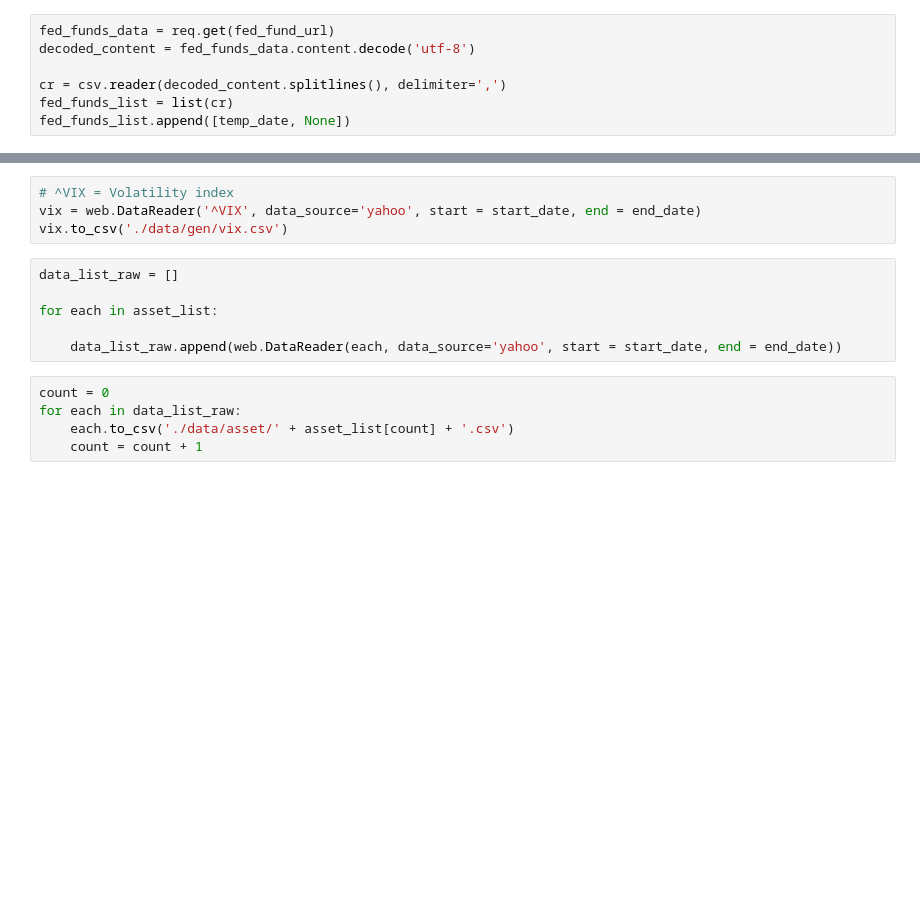
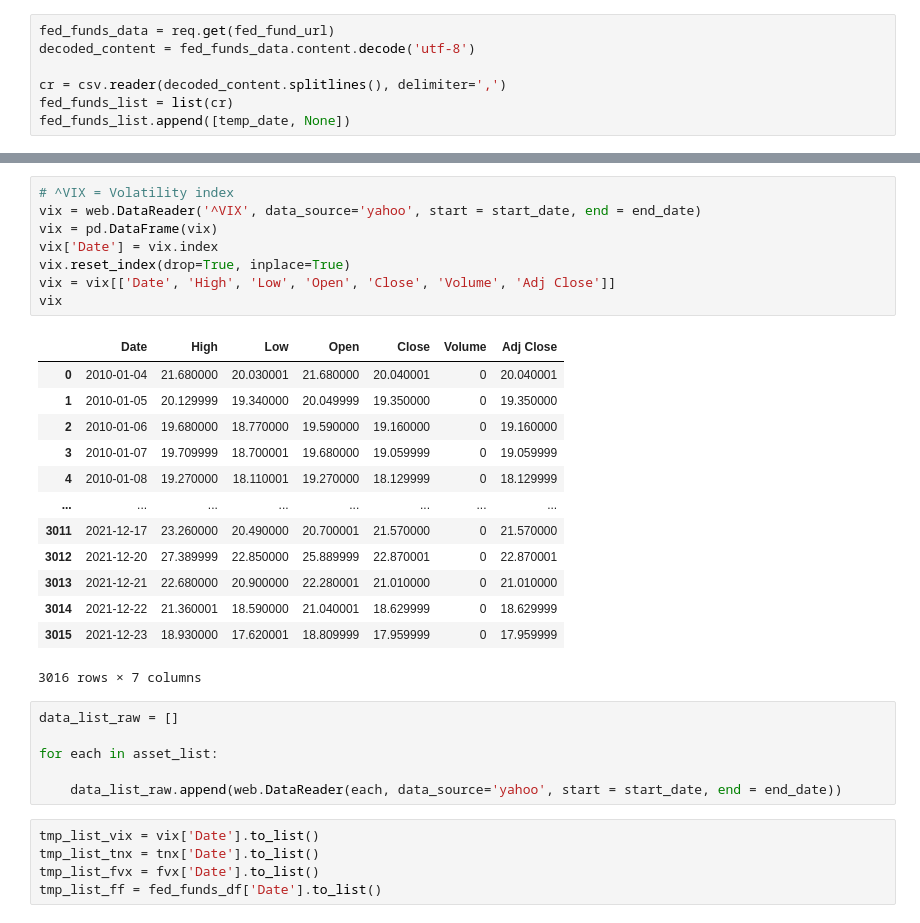
Before and after one commit to sking115422/RT_ETF_predictor, a Jupyter notebook: get_yahoo_data.ipynb, the cells around one changed output, grey strips where cells are left out. Saved outputs shown, nothing was run; the diff lists cells and outputs as text; blank space fills up the shorter version.

```diff
--- a/get_yahoo_data.ipynb
+++ b/get_yahoo_data.ipynb
@@ -56,15 +109,33 @@ tnx.to_csv('./data/gen/tnx.csv')
 # %%
 # ^VIX = Volatility index
 vix = web.DataReader('^VIX', data_source='yahoo', start = start_date, end = end_date)
-vix.to_csv('./data/gen/vix.csv')
+vix = pd.DataFrame(vix)
+vix['Date'] = vix.index
+vix.reset_index(drop=True, inplace=True)
+vix = vix[['Date', 'High', 'Low', 'Open', 'Close', 'Volume', 'Adj Close']]
+vix
+# %% [output]
+|  | Date | High | Low | Open | Close | Volume | Adj Close |
+| 0 | 2010-01-04 | 21.680000 | 20.030001 | 21.680000 | 20.040001 | 0 | 20.040001 |
+| 1 | 2010-01-05 | 20.129999 | 19.340000 | 20.049999 | 19.350000 | 0 | 19.350000 |
+| 2 | 2010-01-06 | 19.680000 | 18.770000 | 19.590000 | 19.160000 | 0 | 19.160000 |
+| 3 | 2010-01-07 | 19.709999 | 18.700001 | 19.680000 | 19.059999 | 0 | 19.059999 |
+| 4 | 2010-01-08 | 19.270000 | 18.110001 | 19.270000 | 18.129999 | 0 | 18.129999 |
+| ... | ... | ... | ... | ... | ... | ... | ... |
+| 3011 | 2021-12-17 | 23.260000 | 20.490000 | 20.700001 | 21.570000 | 0 | 21.570000 |
+| 3012 | 2021-12-20 | 27.389999 | 22.850000 | 25.889999 | 22.870001 | 0 | 22.870001 |
+| 3013 | 2021-12-21 | 22.680000 | 20.900000 | 22.280001 | 21.010000 | 0 | 21.010000 |
+| 3014 | 2021-12-22 | 21.360001 | 18.590000 | 21.040001 | 18.629999 | 0 | 18.629999 |
+| 3015 | 2021-12-23 | 18.930000 | 17.620001 | 18.809999 | 17.959999 | 0 | 17.959999 |
+3016 rows × 7 columns
 # %%
 data_list_raw = []
 
 for each in asset_list:
 
     data_list_raw.append(web.DataReader(each, data_source='yahoo', start = start_date, end = end_date))
-# %%
-count = 0
-for each in data_list_raw:
-    each.to_csv('./data/asset/' + asset_list[count] + '.csv')
-    count = count + 1
+# %%
+tmp_list_vix = vix['Date'].to_list()
+tmp_list_tnx = tnx['Date'].to_list()
+tmp_list_fvx = fvx['Date'].to_list()
+tmp_list_ff = fed_funds_df['Date'].to_list()
```
Also changed, not shown: parts of 19 cells of this notebook, 1 other file.
